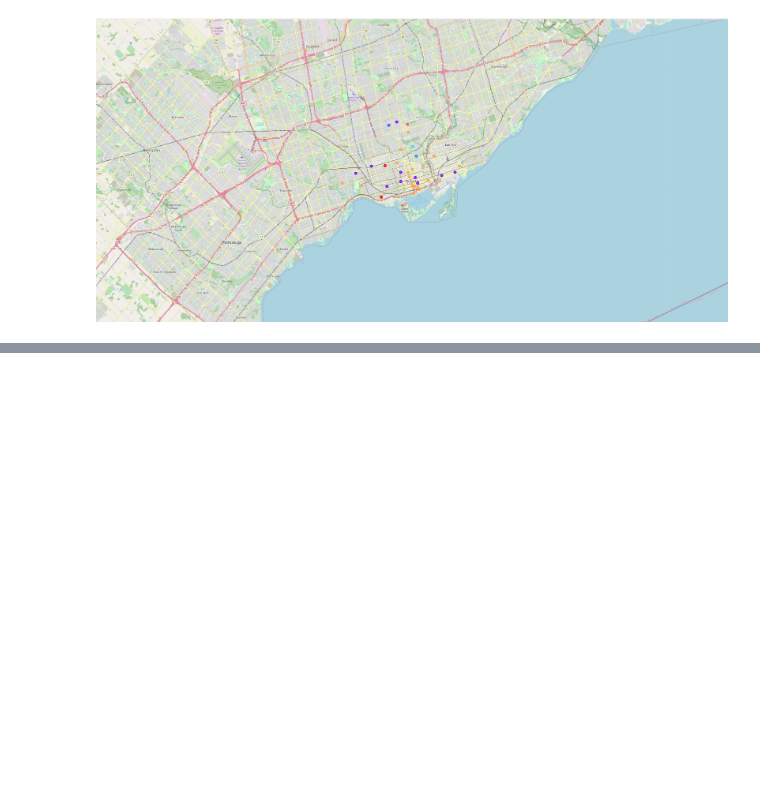
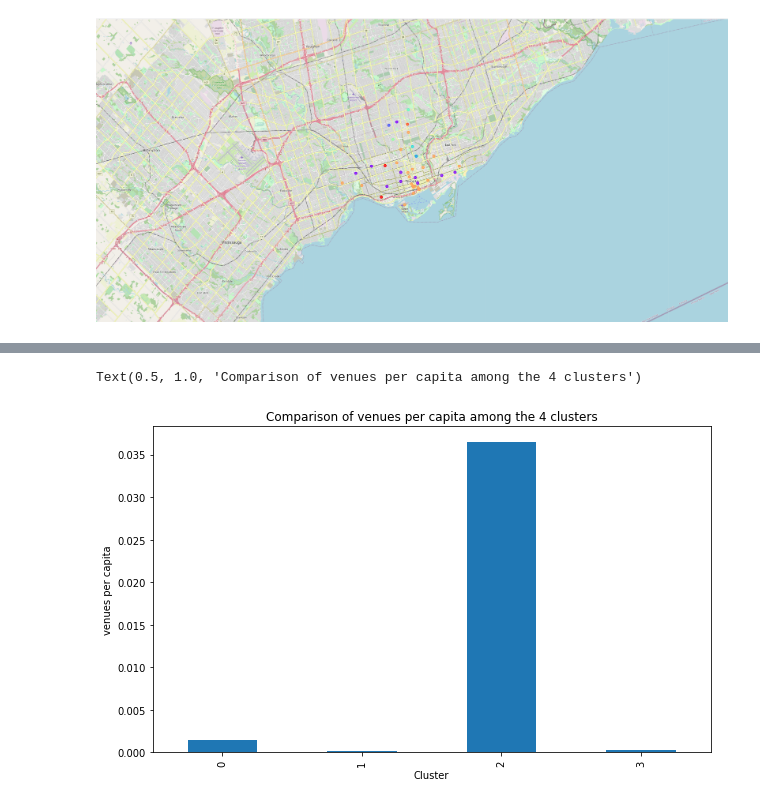
Before and after one commit to salahgaffar/Coursera_Capstone, a Jupyter notebook: Assignment_2.2.ipynb, the cells around one changed output, grey strips where cells are left out. Cells and saved outputs as stored; diff of their text form; code cells hidden in the pictures; blank space fills up the shorter version.

```diff
--- a/Assignment_2.2.ipynb
+++ b/Assignment_2.2.ipynb
@@ -606,0 +588,8 @@ toronto_full_info[toronto_full_info['Cluster Labels'] ==0]
+# %%
+
+toronto_full_info_new[toronto_full_info_new['Cluster Labels'] ==1]
+dfCluster_1=toronto_full_info_new[toronto_full_info_new['Cluster Labels'] ==0]
+dfCluster_2=toronto_full_info_new[toronto_full_info_new['Cluster Labels'] ==1]
+dfCluster_3=toronto_full_info_new[toronto_full_info_new['Cluster Labels'] ==2]
+dfCluster_4=toronto_full_info_new[toronto_full_info_new['Cluster Labels'] ==3]
+dfCluster_1["venues per capita"].std()
@@ -712,0 +747,43 @@ map_clusters
+# %%
+#sns.boxplot(x="average income", data=dfCluster_1, color="blue")
+#sns.boxplot(x="average income", data=dfCluster_2, color="red")
+#sns.boxplot(x="average income", data=dfCluster_3, color="green")
+#sns.boxplot(x="average income", data=dfCluster_4, color="black")
+#toronto_full_info.at[index2,'number of gym venues']=toronto_full_info.at[index2,'number of gym venues']+1
+
+
+column_names = ['cluster', 'average income']
+column_names2 = ['cluster', 'venues per capita']
+
+averageIncomeDF = pd.DataFrame(columns=column_names)
+averageVenuesPerCap= pd.DataFrame(columns=column_names2)
+#dfCluster_1["average income"].plot(kind='bar', figsize=(10, 6))
+averageIncomeDF.at[0,'cluster']=1
+averageIncomeDF.at[1,'cluster']=2
+averageIncomeDF.at[2,'cluster']=3
+averageIncomeDF.at[3,'cluster']=4
+
+averageVenuesPerCap.at[0,'cluster']=1
+averageVenuesPerCap.at[1,'cluster']=2
+averageVenuesPerCap.at[2,'cluster']=3
+averageVenuesPerCap.at[3,'cluster']=4
+
+averageIncomeDF.at[0,'average income']=dfCluster_1["average income"].mean()
+averageIncomeDF.at[1,'average income']=dfCluster_2["average income"].mean()
+averageIncomeDF.at[2,'average income']=dfCluster_3["average income"].mean()
+averageIncomeDF.at[3,'average income']=dfCluster_4["average income"].mean()
+
+
+averageVenuesPerCap.at[0,'venues per capita']=dfCluster_1["venues per capita"].mean()
+averageVenuesPerCap.at[1,'venues per capita']=dfCluster_2["venues per capita"].mean()
+averageVenuesPerCap.at[2,'venues per capita']=dfCluster_3["venues per capita"].mean()
+averageVenuesPerCap.at[3,'venues per capita']=dfCluster_4["venues per capita"].mean()
+averageVenuesPerCap.head()
+averageVenuesPerCap["venues per capita"].plot(kind='bar', figsize=(10, 6))
+
+plt.xlabel('Cluster')
+plt.ylabel('venues per capita')
+plt.title('Comparison of venues per capita among the 4 clusters')
+# %% [output]
+Text(0.5, 1.0, 'Comparison of venues per capita among the 4 clusters')
+[figure, added]
```
Also changed, not shown: parts of 19 cells of this notebook.
